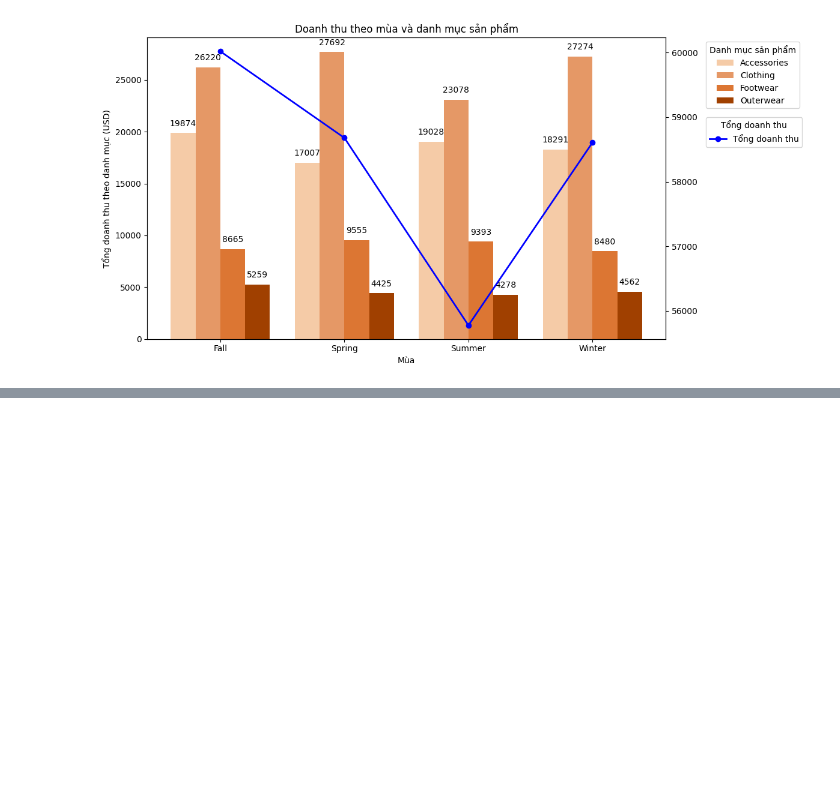
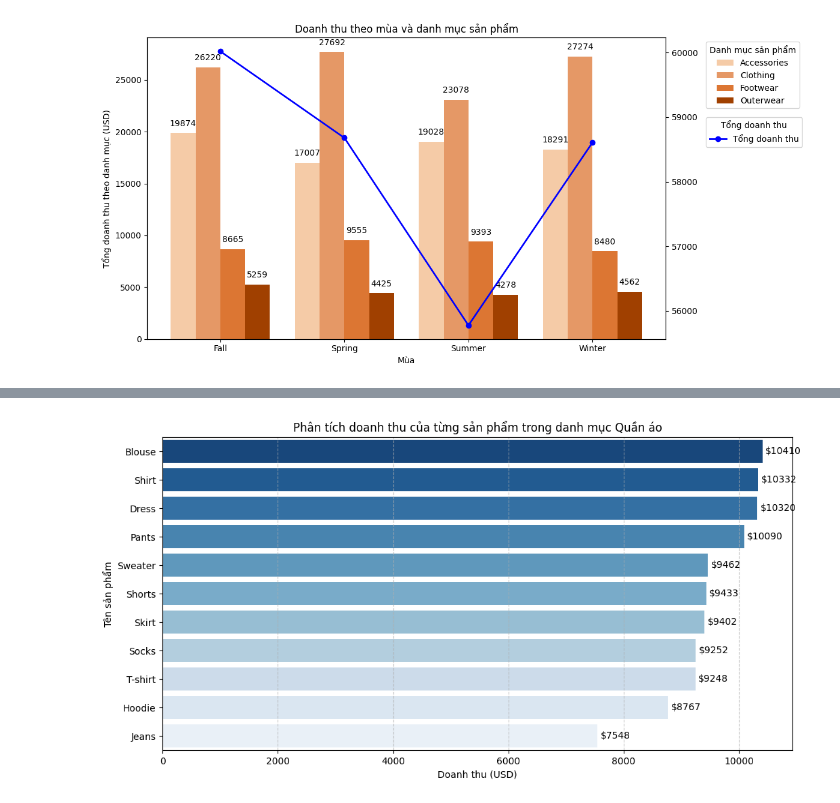
Before and after one commit to LeNguyenGiaBaoFITHCMUS/DV_Lab01, a Jupyter notebook: In progress/Sources/DataVisualization_22120216.ipynb, the cells around one changed output, grey strips where cells are left out. Drawn from its saved outputs; the diff is of its cells as text; code cells hidden in the pictures; blank space fills up the shorter version.

```diff
--- a/In progress/Sources/DataVisualization_22120216.ipynb
+++ b/In progress/Sources/DataVisualization_22120216.ipynb
@@ -124,0 +143,6 @@ Dựa trên biểu đồ histogram và đường cong mật độ KDE cho thấy
+# %%
+# Lọc dữ liệu chỉ lấy danh mục 'Clothing'
+clothing_df = df[df['Category'] == 'Clothing']
+
+demographic_df = clothing_df[['Item Purchased', 'Purchase Amount (USD)']]
+demographic_df.sample(10)
@@ -124,0 +170,26 @@ Dựa trên biểu đồ histogram và đường cong mật độ KDE cho thấy
+# %%
+# Tính tổng doanh thu theo từng sản phẩm trong danh mục Clothing
+total_revenue = clothing_df.groupby('Item Purchased')['Purchase Amount (USD)'].sum().reset_index()
+
+# Lọc dữ liệu chỉ lấy danh mục 'Clothing'
+clothing_df = df[df['Category'] == 'Clothing']
+
+# Tính tổng doanh thu theo từng sản phẩm trong danh mục Clothing
+total_revenue = clothing_df.groupby('Item Purchased')['Purchase Amount (USD)'].sum().reset_index()
+total_revenue = total_revenue.sort_values(by='Purchase Amount (USD)', ascending=False)
+
+# Vẽ biểu đồ
+plt.figure(figsize=(12, 6))
+sns.barplot(data=total_revenue, x='Purchase Amount (USD)', y='Item Purchased', palette='Blues_r')
+plt.xlabel('Doanh thu (USD)')
+plt.ylabel('Tên sản phẩm')
+plt.title('Phân tích doanh thu của từng sản phẩm trong danh mục Quần áo')
+plt.grid(axis='x', linestyle='--', alpha=0.7)
+
+# Hiển thị giá trị cụ thể trên cột
+for index, value in enumerate(total_revenue['Purchase Amount (USD)']):
+    plt.text(value + 50, index, f'${int(value)}', va='center', fontsize=10)
+
+plt.show()
+# %% [output]
+[figure, added]
```
Also changed, not shown: parts of 14 cells of this notebook.
